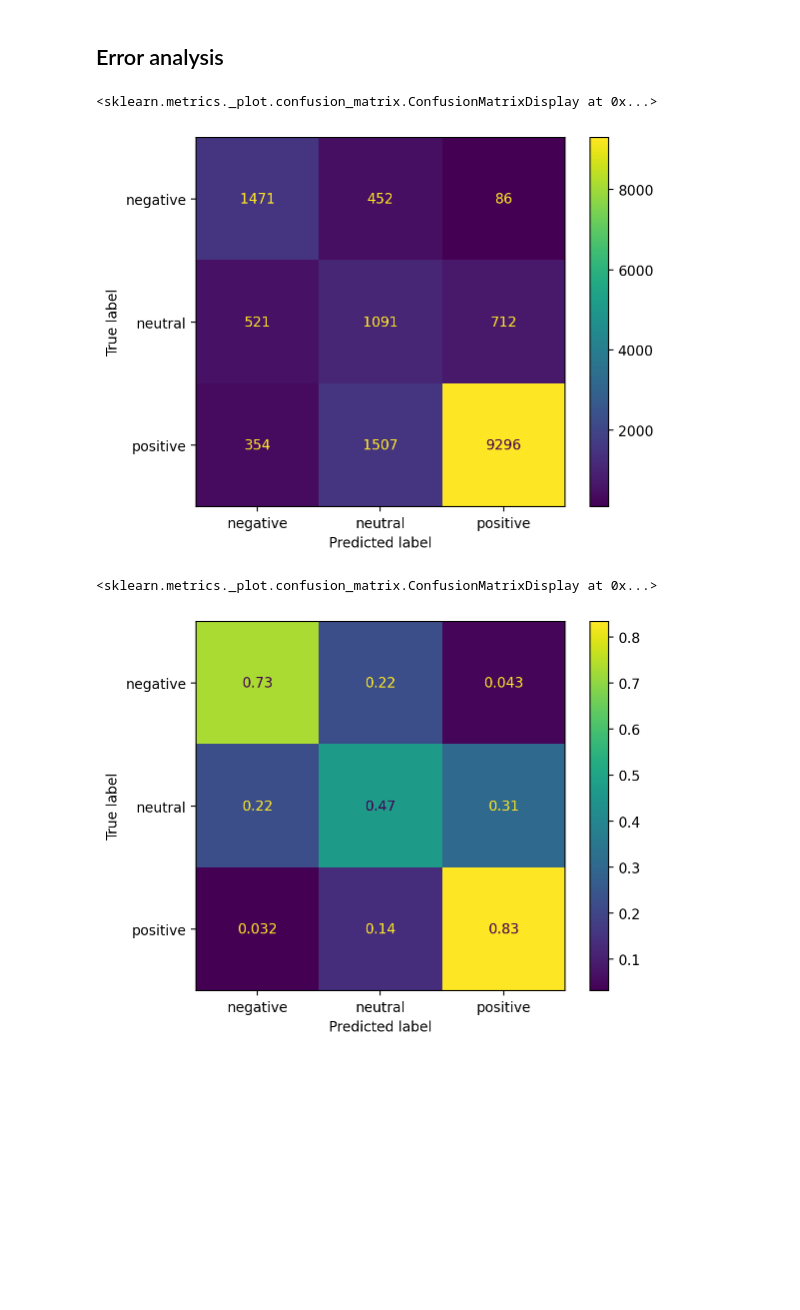
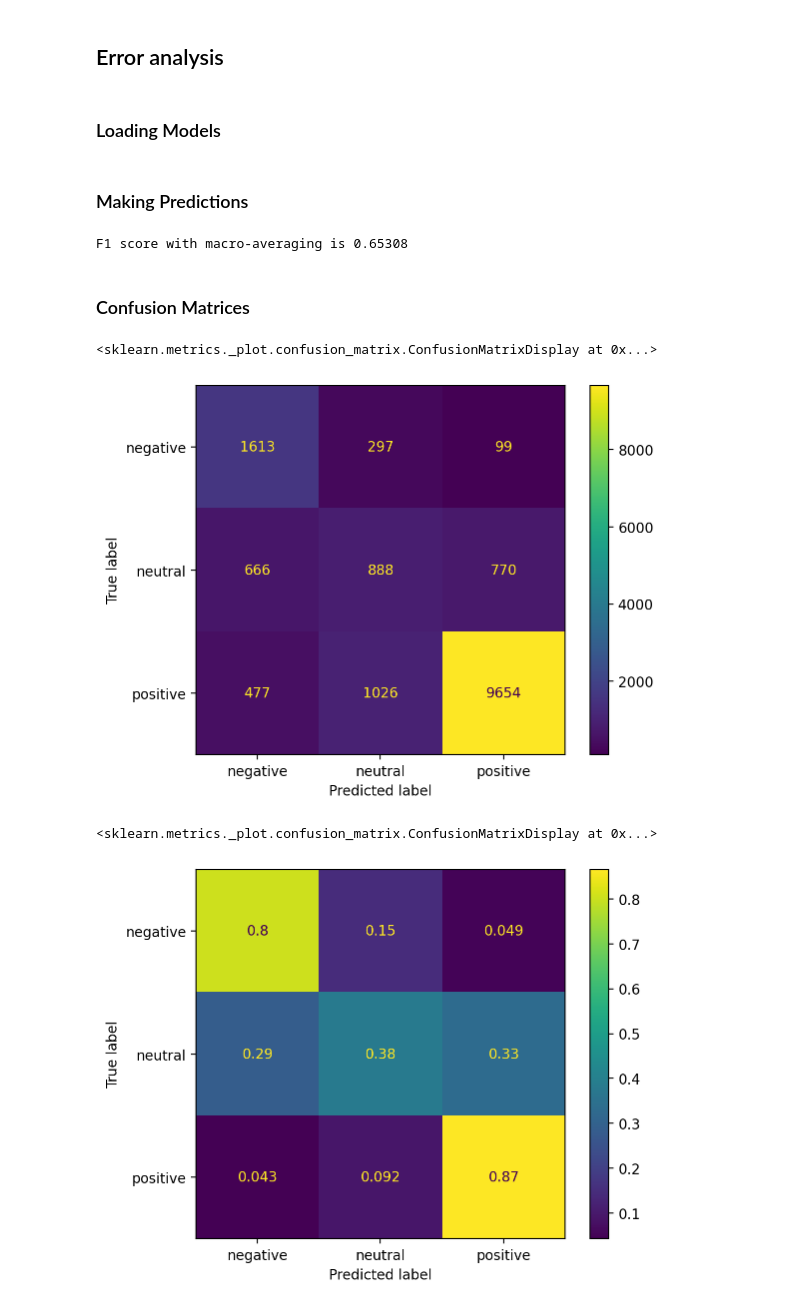
Before and after one commit to Extremesarova/shows_sentiment_analysis, a Jupyter notebook: notebooks/01_baseline.ipynb, the cells around one changed output. Saved outputs shown, nothing was run; the diff lists cells and outputs as text; code cells hidden in the pictures; blank space fills up the shorter version.

```diff
--- a/notebooks/01_baseline.ipynb
+++ b/notebooks/01_baseline.ipynb
@@ -38,7 +43,7 @@ SEED = 42
 # %% [markdown]
 ### Input
 # %%
-relative_path = os.path.join("../", "data")
+RELATIVE_PATH = os.path.join("../", "data")
 # %% [markdown]
 ### Output
 # %%
@@ -56,7 +71,7 @@ VERSION = "0.1.0"
 class_col = "label"
 text_col = "text"
 # %%
-reviews = pd.read_parquet(os.path.join(relative_path, "split_reviews.parquet"))
+reviews = pd.read_parquet(os.path.join(RELATIVE_PATH, "split_reviews.parquet"))
 reviews.info()
 # %% [output]
 <class 'pandas.core.frame.DataFrame'>
@@ -365,3 +413,0 @@ Training on 10% of data takes ~ 20 minutes, then training on the whole sample wi
-# %%
-pipe = Pipeline(stages)
-pipe.fit(X_train, y_train)
@@ -480,2 +437,4 @@ Yep, pickle works well, but has some [security & maintainability issues](https:/
 # %% [markdown]
 ## Error analysis
+# %% [markdown]
+### Loading Models
@@ -482,17 +444,28 @@ Yep, pickle works well, but has some [security & maintainability issues](https:/
+# %% [markdown]
+### Making Predictions
+# %%
+pred_labels = pipe.predict(X_test)
+f1_loaded = f1_score(y_test, pred_labels, average=F1_AVERAGING)
+
+print(f"F1 score with {F1_AVERAGING}-averaging is {f1_loaded.round(5)}")
+# %% [output]
+F1 score with macro-averaging is 0.65308
+# %% [markdown]
+### Confusion Matrices
 # %%
-cm = confusion_matrix(y_test, pred_labels_loaded, labels=loaded_pipe.classes_)
-disp = ConfusionMatrixDisplay(confusion_matrix=cm, display_labels=loaded_pipe.classes_)
+cm = confusion_matrix(y_test, pred_labels, labels=pipe.classes_)
+disp = ConfusionMatrixDisplay(confusion_matrix=cm, display_labels=pipe.classes_)
 
 disp.plot()
 # %% [output]
 <sklearn.metrics._plot.confusion_matrix.ConfusionMatrixDisplay at 0x...>
-[figure, old version]
+[figure, new version]
 # %%
-cm = confusion_matrix(y_test, pred_labels_loaded, labels=loaded_pipe.classes_, normalize="true")
-disp = ConfusionMatrixDisplay(confusion_matrix=cm, display_labels=loaded_pipe.classes_)
+cm = confusion_matrix(y_test, pred_labels, labels=pipe.classes_, normalize="true")
+disp = ConfusionMatrixDisplay(confusion_matrix=cm, display_labels=pipe.classes_)
 
 disp.plot()
 # %% [output]
 <sklearn.metrics._plot.confusion_matrix.ConfusionMatrixDisplay at 0x...>
-[figure, old version]
+[figure, new version]
 # %% [markdown]
```
Also changed, not shown: parts of 69 cells of this notebook, 1 other file.
